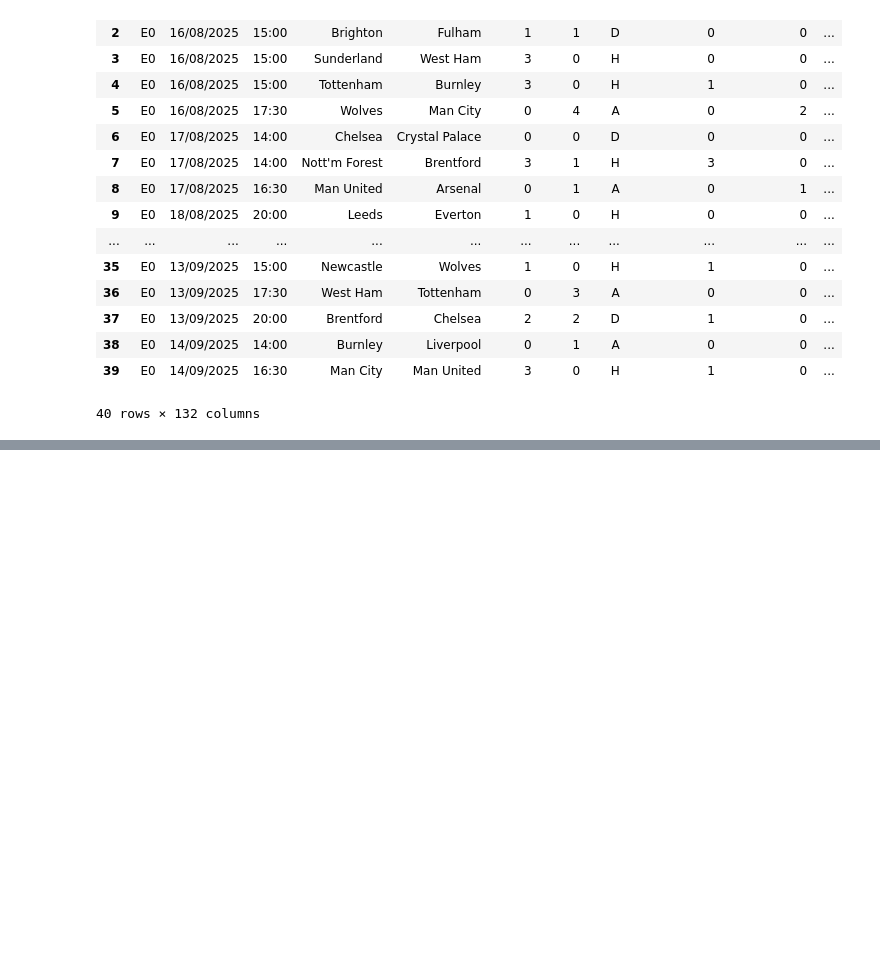
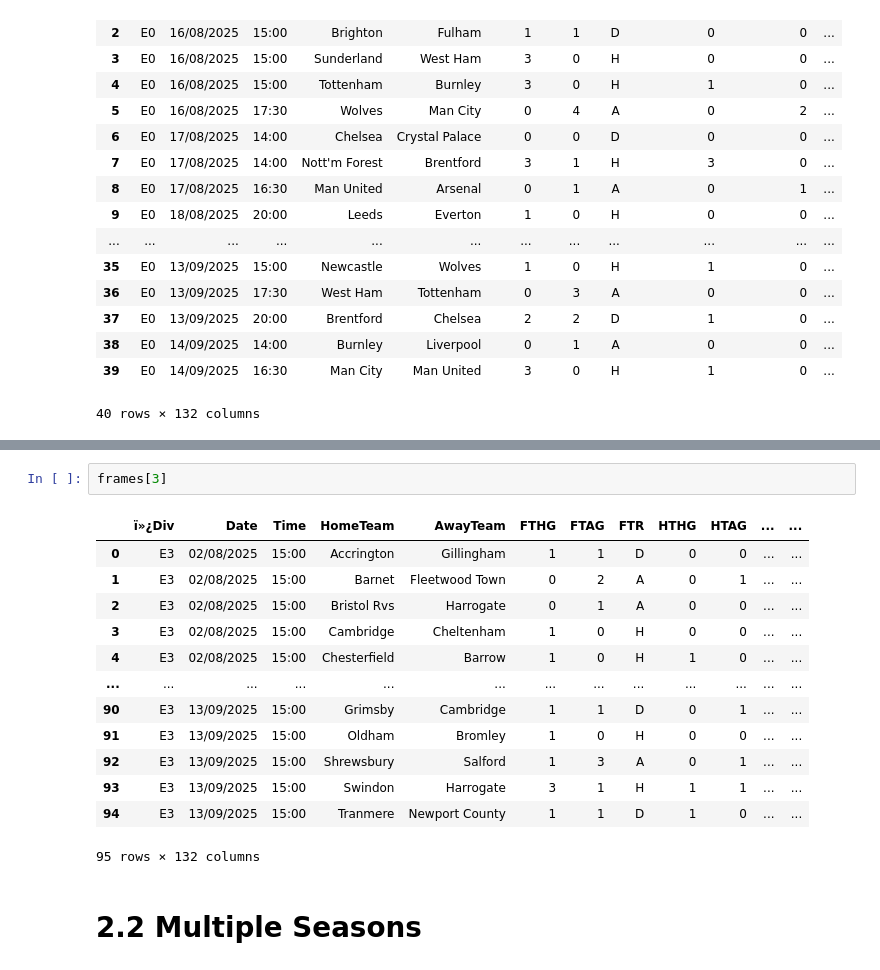
Before and after one commit to chaudharymanish6930/Data-Science, a Jupyter notebook: 04_Projects/01_WebScrapingWithPandas.ipynb, the cells around one changed output, grey strips where cells are left out. Drawn from its saved outputs; the diff is of its cells as text; blank space fills up the shorter version.

```diff
--- a/04_Projects/01_WebScrapingWithPandas.ipynb
+++ b/04_Projects/01_WebScrapingWithPandas.ipynb
@@ -54,0 +110,18 @@ df_premier25
+# %%
+frames[3]
+# %% [output]
+|  | ï»¿Div | Date | Time | HomeTeam | AwayTeam | FTHG | FTAG | FTR | HTHG | HTAG | ... | ... |
+| 0 | E3 | 02/08/2025 | 15:00 | Accrington | Gillingham | 1 | 1 | D | 0 | 0 | ... | ... |
+| 1 | E3 | 02/08/2025 | 15:00 | Barnet | Fleetwood Town | 0 | 2 | A | 0 | 1 | ... | ... |
+| 2 | E3 | 02/08/2025 | 15:00 | Bristol Rvs | Harrogate | 0 | 1 | A | 0 | 0 | ... | ... |
+| 3 | E3 | 02/08/2025 | 15:00 | Cambridge | Cheltenham | 1 | 0 | H | 0 | 0 | ... | ... |
+| 4 | E3 | 02/08/2025 | 15:00 | Chesterfield | Barrow | 1 | 0 | H | 1 | 0 | ... | ... |
+| ... | ... | ... | ... | ... | ... | ... | ... | ... | ... | ... | ... | ... |
+| 90 | E3 | 13/09/2025 | 15:00 | Grimsby | Cambridge | 1 | 1 | D | 0 | 1 | ... | ... |
+| 91 | E3 | 13/09/2025 | 15:00 | Oldham | Bromley | 1 | 0 | H | 0 | 0 | ... | ... |
+| 92 | E3 | 13/09/2025 | 15:00 | Shrewsbury | Salford | 1 | 3 | A | 0 | 1 | ... | ... |
+| 93 | E3 | 13/09/2025 | 15:00 | Swindon | Harrogate | 3 | 1 | H | 1 | 1 | ... | ... |
+| 94 | E3 | 13/09/2025 | 15:00 | Tranmere | Newport County | 1 | 1 | D | 1 | 0 | ... | ... |
+95 rows × 132 columns
+# %% [markdown]
+# 2.2 Multiple Seasons
```
Also changed, not shown: parts of 16 cells of this notebook.
